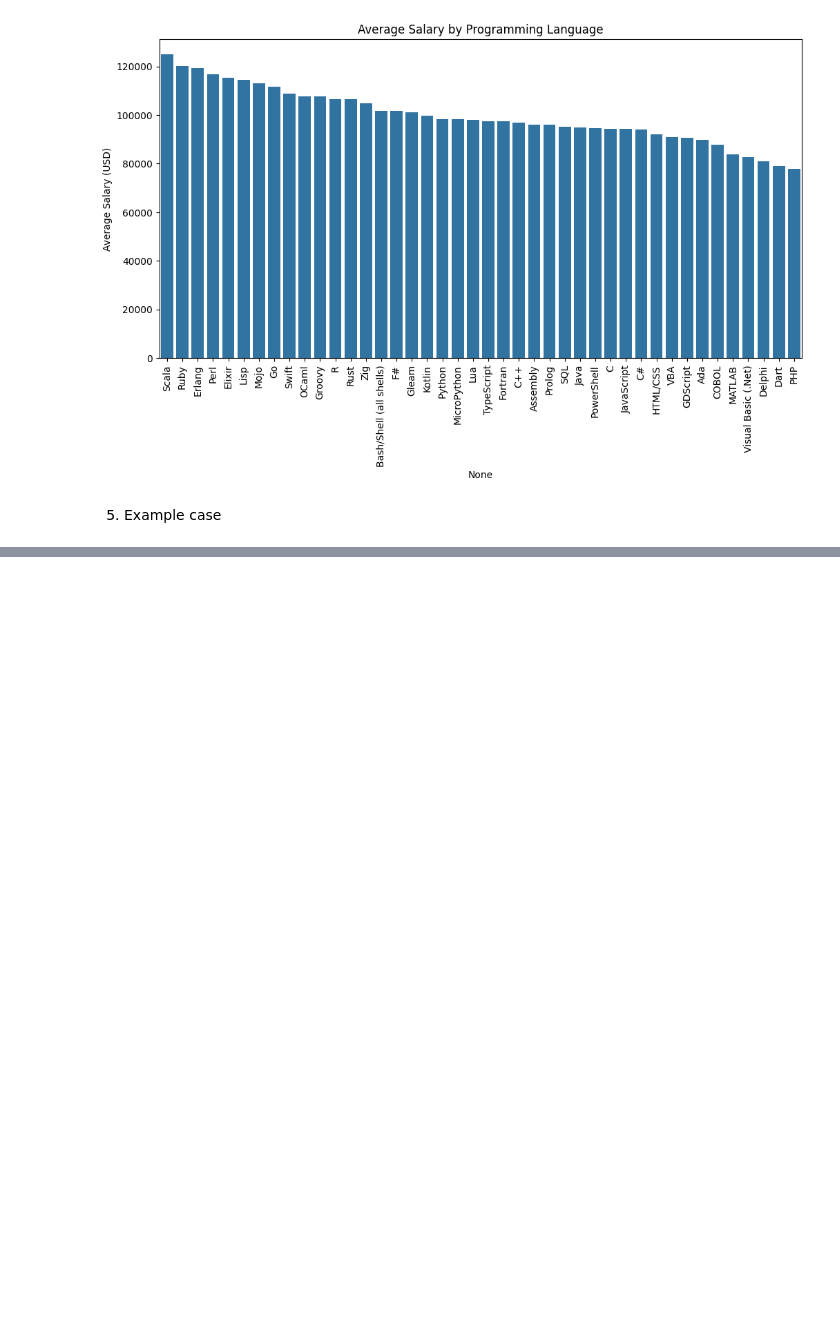
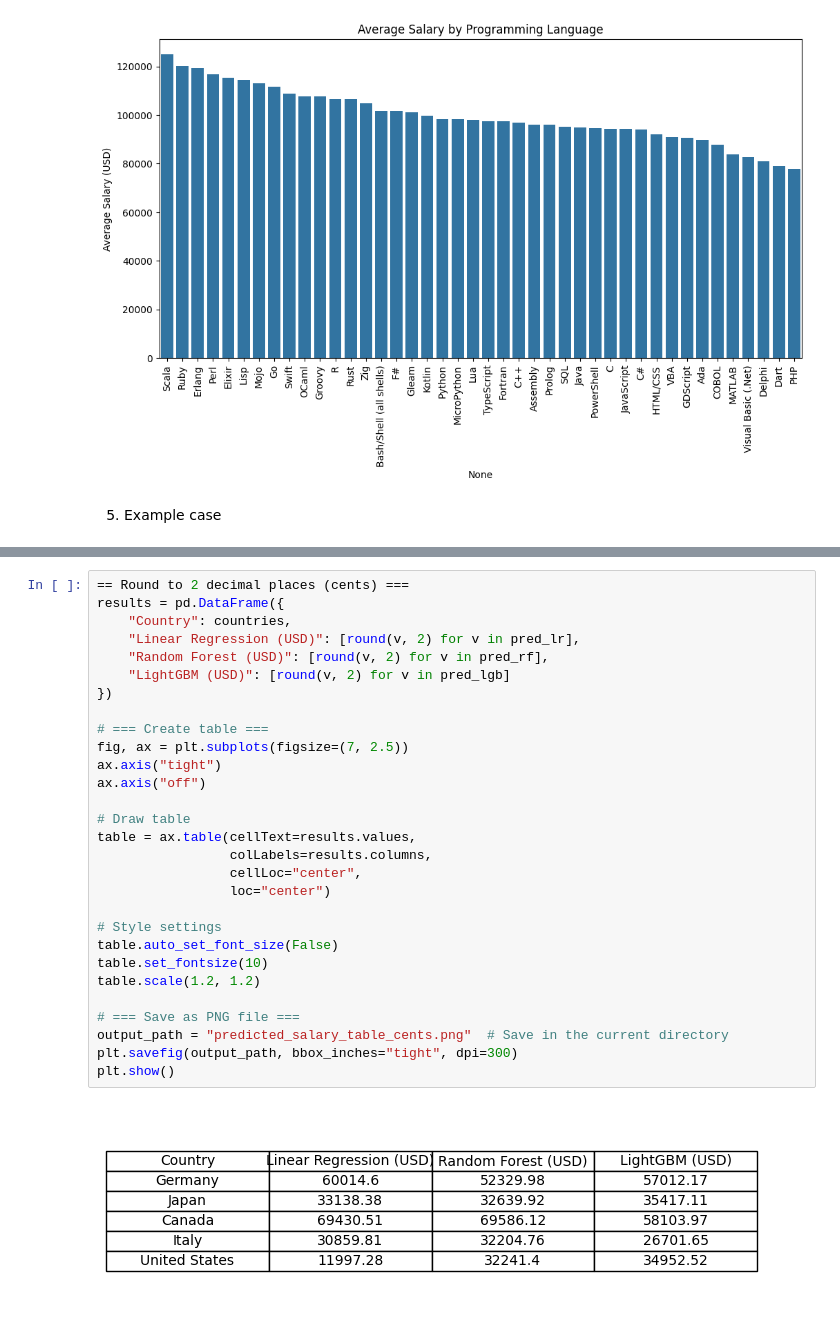
Before and after one commit to yukomath/Project_1, a Jupyter notebook: project.ipynb, the cells around one changed output, grey strips where cells are left out. Saved outputs shown, nothing was run; the diff lists cells and outputs as text; blank space fills up the shorter version.

```diff
--- a/project.ipynb
+++ b/project.ipynb
@@ -546,3 +546,34 @@ print(results)
 2         Canada             69430.511083         69586.120086    58103.970429
 3          Italy             30859.813157         32204.755978    26701.648185
 4  United States             11997.282906         32241.403399    34952.521839
+# %%
+== Round to 2 decimal places (cents) ===
+results = pd.DataFrame({
+    "Country": countries,
+    "Linear Regression (USD)": [round(v, 2) for v in pred_lr],
+    "Random Forest (USD)": [round(v, 2) for v in pred_rf],
+    "LightGBM (USD)": [round(v, 2) for v in pred_lgb]
+})
+
+# === Create table ===
+fig, ax = plt.subplots(figsize=(7, 2.5))
+ax.axis("tight")
+ax.axis("off")
+
+# Draw table
+table = ax.table(cellText=results.values,
+                 colLabels=results.columns,
+                 cellLoc="center",
+                 loc="center")
+
+# Style settings
+table.auto_set_font_size(False)
+table.set_fontsize(10)
+table.scale(1.2, 1.2)
+
+# === Save as PNG file ===
+output_path = "predicted_salary_table_cents.png"  # Save in the current directory
+plt.savefig(output_path, bbox_inches="tight", dpi=300)
+plt.show()
+# %% [output]
+[figure, added]
```
Also changed, not shown: parts of 3 cells of this notebook.
